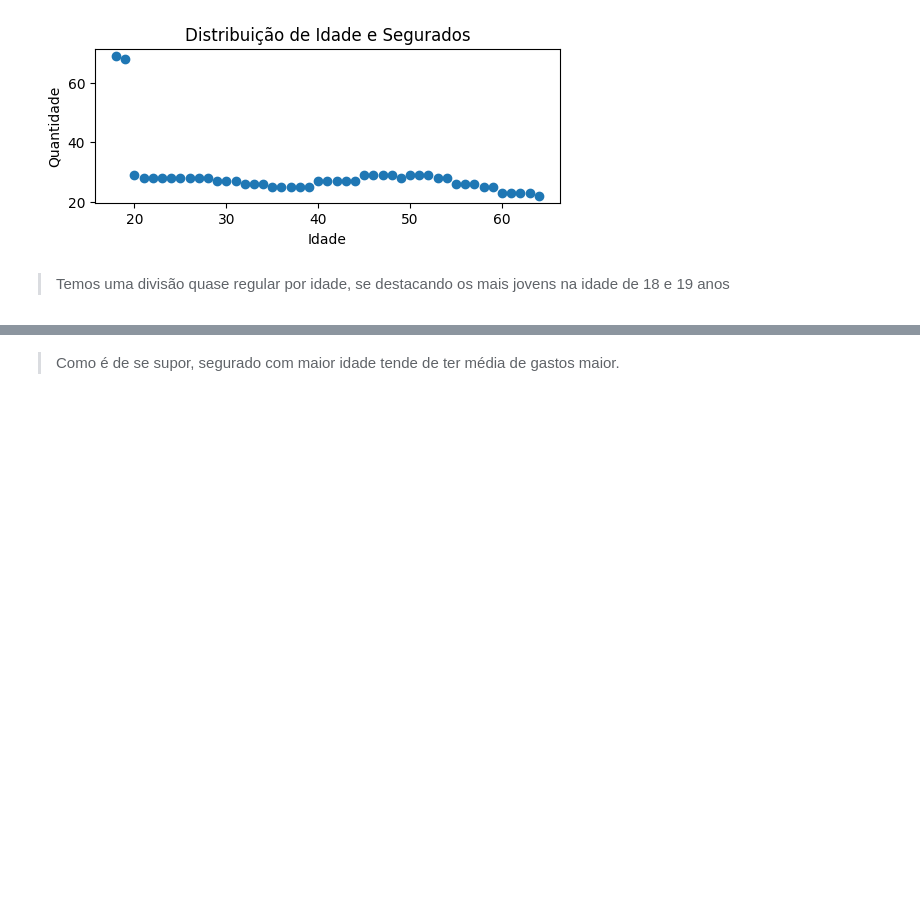
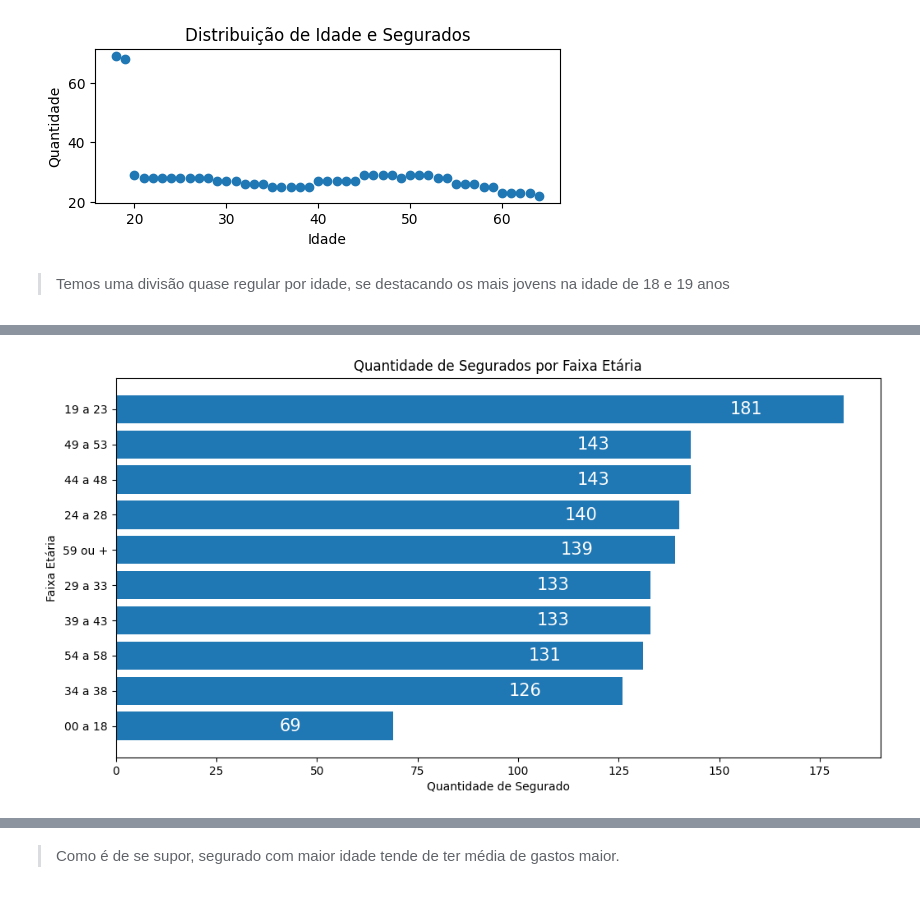
Before and after one commit to fabiobaroliveira/analise_exploratoria_de_dados, a Jupyter notebook: projeto_seguradora/analise_exploratoria_seguro_saude.ipynb, the cells around one changed output, grey strips where cells are left out. Drawn from its saved outputs; the diff is of its cells as text; code cells hidden in the pictures; blank space fills up the shorter version.

```diff
--- a/projeto_seguradora/analise_exploratoria_seguro_saude.ipynb
+++ b/projeto_seguradora/analise_exploratoria_seguro_saude.ipynb
@@ -160 +211,21 @@ Text(0.5, 1.0, 'Distribuição de Idade e Segurados')
+# %%
+# Agrupar dados
+distribuicao_faixa_etaria = df.groupby('age_category').size()
+
+# Ordena os valores em ordem crescente
+distribuicao_faixa_etaria = distribuicao_faixa_etaria.sort_values()
+
+# Cria o gráfico
+plt.figure(figsize=(12,6))
+barras = plt.barh(distribuicao_faixa_etaria.index, distribuicao_faixa_etaria.values)
+plt.bar_label(barras,
+              fontsize=15,
+              padding=-100, # valor negativo para jogar para dentro da barra
+              color='white')
+plt.xlabel('Quantidade de Segurado')
+plt.ylabel('Faixa Etária')
+plt.title('Quantidade de Segurados por Faixa Etária')
+plt.show()
+# %% [output]
+[figure, added]
 # %% [markdown]
```
Also changed, not shown: parts of 23 cells of this notebook.
